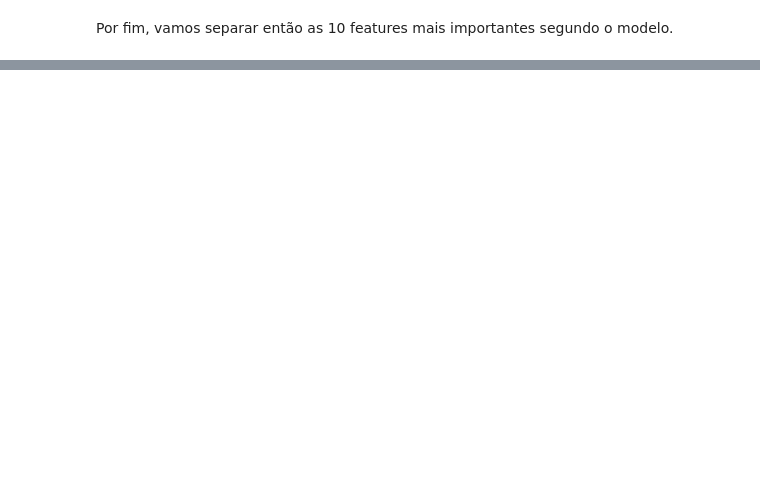
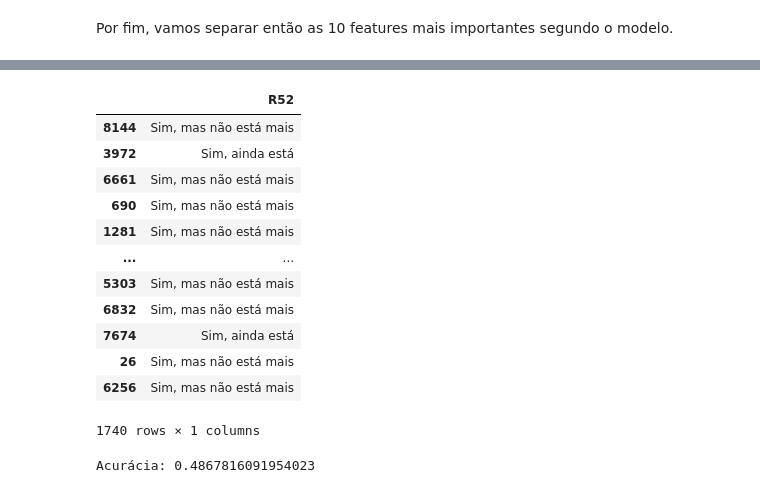
Before and after one commit to insper-classroom/23-1a-cd-p2-anderson_samuel_vinicius, a Jupyter notebook: Relatório.ipynb, the cells around one changed output, grey strips where cells are left out. Cells and saved outputs as stored; diff of their text form; code cells hidden in the pictures; blank space fills up the shorter version.

```diff
--- a/Relatório.ipynb
+++ b/Relatório.ipynb
@@ -1592,0 +1620,9 @@ top_features
+# %%
+responsaveis_df = responsaveis_df.drop(['R53_01', 'R53_02', 'R53_03', 'R53_04', 'R53_05', 'R53_06', 'R53_07', 'R53_08', 'R53_09', 'R60_08', 'R75'], axis=1)
+
+# Dividindo o que é feature e o que é target
+X_resp = responsaveis_df.drop(['R52', 'CODUF', 'R01'], axis=1)
+Y_resp = responsaveis_df['R52']
+
+# Vamos agora dividir os conjuntos de treinamento e teste
+X2_train, X2_test, Y2_train, Y2_test = train_test_split(X_resp, Y_resp, test_size=0.2, random_state=42)
@@ -1592,0 +1715,22 @@ top_features
+# %%
+Y2_test.to_frame()
+# %% [output]
+|  | R52 |
+| 8144 | Sim, mas não está mais |
+| 3972 | Sim, ainda está |
+| 6661 | Sim, mas não está mais |
+| 690 | Sim, mas não está mais |
+| 1281 | Sim, mas não está mais |
+| ... | ... |
+| 5303 | Sim, mas não está mais |
+| 6832 | Sim, mas não está mais |
+| 7674 | Sim, ainda está |
+| 26 | Sim, mas não está mais |
+| 6256 | Sim, mas não está mais |
+1740 rows × 1 columns
+# %%
+accuracy_resp = accuracy_score(Y2_test, Y2_predict)
+
+print(f'Acurácia: {accuracy_resp}')
+# %% [output]
+Acurácia: 0.4867816091954023
```
Also changed, not shown: parts of 32 cells of this notebook.
